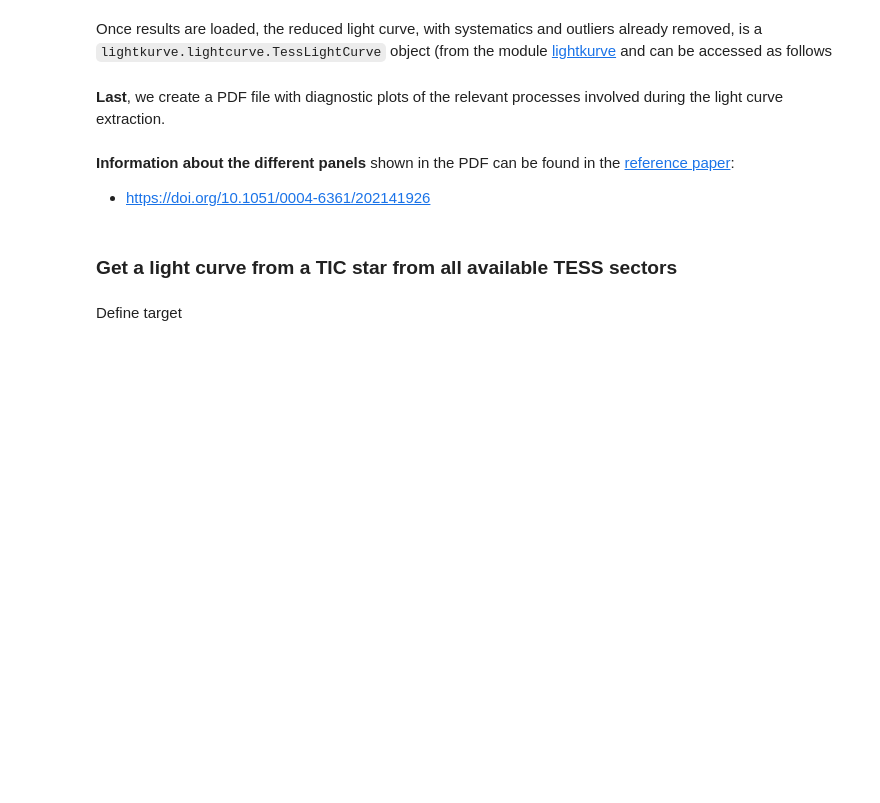
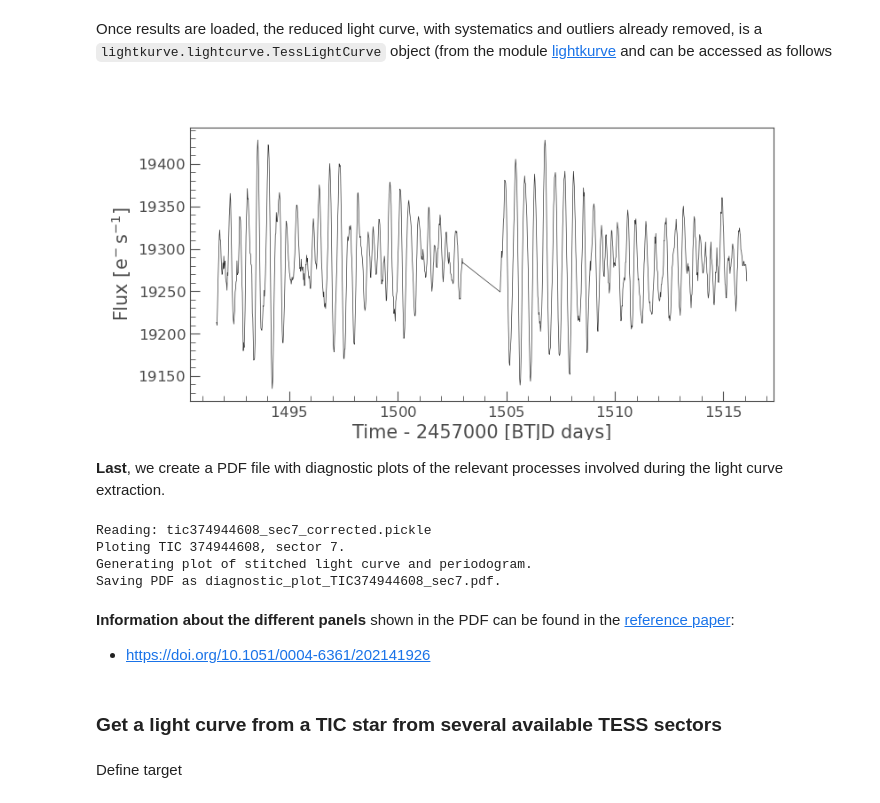
Before and after one commit to stefano-rgc/tessutils, a Jupyter notebook: tutorial/Tessutils_tutorial.ipynb, the cells around one changed output. Saved outputs shown, nothing was run; the diff lists cells and outputs as text; code cells hidden in the pictures; blank space fills up the shorter version.

Commit message:
Close figure after saving PDFs. Add plots to notebook

```diff
--- a/tutorial/Tessutils_tutorial.ipynb
+++ b/tutorial/Tessutils_tutorial.ipynb
@@ -114,7 +116,7 @@ The function will return feedback as a message.
 The reduced light curve, along with information on the extraction process, is **stored as a pickle file** by defaul in a folder called `processed` and can be accessed as follows
 # %%
 import pickle
-picklefile = f'processed/tic{TIC}_sec{sector}_corrected.pickle'
+picklefile = f'processed_sec7/tic{TIC}_sec{sector}_corrected.pickle'
 with open(picklefile, 'rb') as file:
     info = pickle.load(file)
 # %% [markdown]
@@ -122,18 +124,26 @@ Once results are loaded, the reduced light curve, with systematics and outliers
 # %%
 lc = info.lc_regressed_clean
 # %%
-lc.plot()
+_ = lc.plot()
+# %% [output]
+[figure, added]
 # %% [markdown]
 **Last**, we create a PDF file with diagnostic plots of the relevant processes involved during the light curve extraction.
 # %%
-processed_file = f'processed/tic{TIC}_sec{sector}_corrected.pickle'
-tu.plots.plot_diagnosis(processed_file) # ! Because of the Jupyter Notebook, the plot may also display itself below instead of only saving the PDF file
+processed_file = f'processed_sec7/tic{TIC}_sec{sector}_corrected.pickle'
+pdfname=f'diagnostic_plot_TIC{TIC}_sec{sector}.pdf'
+tu.plots.plot_diagnosis(processed_file, pdfname=pdfname)
+# %% [output]
+Reading: tic374944608_sec7_corrected.pickle
+Ploting TIC 374944608, sector 7.
+Generating plot of stitched light curve and periodogram.
+Saving PDF as diagnostic_plot_TIC374944608_sec7.pdf.
 # %% [markdown]
 **Information about the different panels** shown in the PDF can be found in the [reference paper](https://doi.org/10.1051/0004-6361/202141926):
 
 * https://doi.org/10.1051/0004-6361/202141926
 # %% [markdown]
-### Get a light curve from a TIC star from all available TESS sectors
+### Get a light curve from a TIC star from several available TESS sectors
 # %% [markdown]
 Define target
 # %%
```
Also changed, not shown: parts of 55 cells of this notebook, 1 other file.
